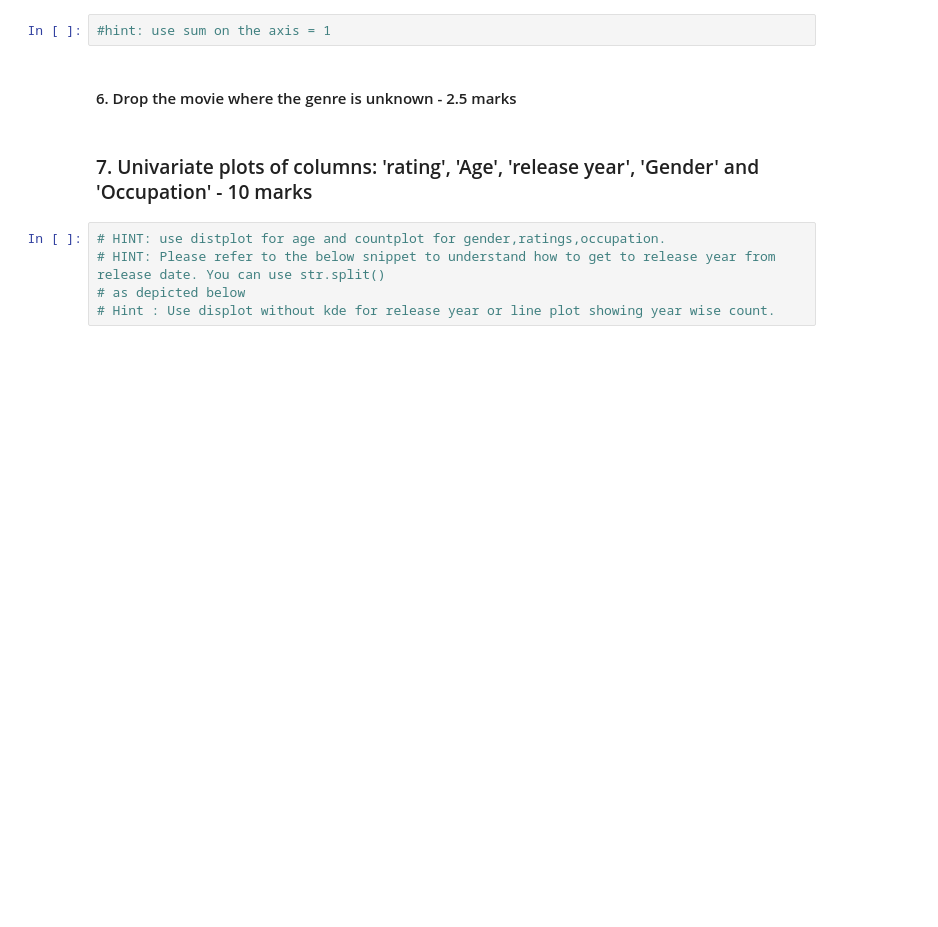
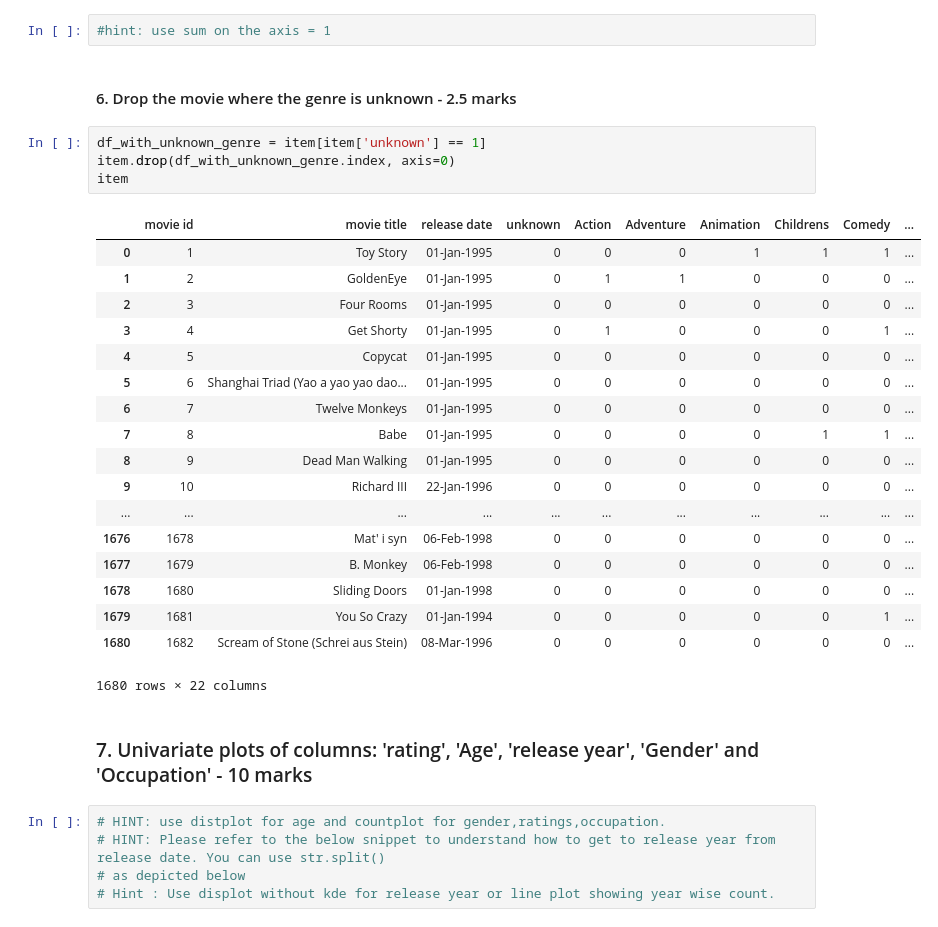
Before and after one commit to mazeeblanke/Movie-Lens, a Jupyter notebook: MovieLens Project Questions.ipynb, the cells around one changed output. Drawn from its saved outputs; the diff is of its cells as text; blank space fills up the shorter version.

Commit message:
Drop the movie where the genre is unknown

```diff
--- a/MovieLens Project Questions.ipynb
+++ b/MovieLens Project Questions.ipynb
@@ -112,6 +112,29 @@ dtype: int64
 #hint: use sum on the axis = 1
 # %% [markdown]
 #### 6. Drop the movie where the genre is unknown - 2.5 marks
+# %%
+df_with_unknown_genre = item[item['unknown'] == 1]
+item.drop(df_with_unknown_genre.index, axis=0)
+item
+# %% [output]
+|  | movie id | movie title | release date | unknown | Action | Adventure | Animation | Childrens | Comedy | ... |
+| 0 | 1 | Toy Story | 01-Jan-1995 | 0 | 0 | 0 | 1 | 1 | 1 | ... |
+| 1 | 2 | GoldenEye | 01-Jan-1995 | 0 | 1 | 1 | 0 | 0 | 0 | ... |
+| 2 | 3 | Four Rooms | 01-Jan-1995 | 0 | 0 | 0 | 0 | 0 | 0 | ... |
+| 3 | 4 | Get Shorty | 01-Jan-1995 | 0 | 1 | 0 | 0 | 0 | 1 | ... |
+| 4 | 5 | Copycat | 01-Jan-1995 | 0 | 0 | 0 | 0 | 0 | 0 | ... |
+| 5 | 6 | Shanghai Triad (Yao a yao yao dao... | 01-Jan-1995 | 0 | 0 | 0 | 0 | 0 | 0 | ... |
+| 6 | 7 | Twelve Monkeys | 01-Jan-1995 | 0 | 0 | 0 | 0 | 0 | 0 | ... |
+| 7 | 8 | Babe | 01-Jan-1995 | 0 | 0 | 0 | 0 | 1 | 1 | ... |
+| 8 | 9 | Dead Man Walking | 01-Jan-1995 | 0 | 0 | 0 | 0 | 0 | 0 | ... |
+| 9 | 10 | Richard III | 22-Jan-1996 | 0 | 0 | 0 | 0 | 0 | 0 | ... |
+| ... | ... | ... | ... | ... | ... | ... | ... | ... | ... | ... |
+| 1676 | 1678 | Mat' i syn | 06-Feb-1998 | 0 | 0 | 0 | 0 | 0 | 0 | ... |
+| 1677 | 1679 | B. Monkey | 06-Feb-1998 | 0 | 0 | 0 | 0 | 0 | 0 | ... |
+| 1678 | 1680 | Sliding Doors | 01-Jan-1998 | 0 | 0 | 0 | 0 | 0 | 0 | ... |
+| 1679 | 1681 | You So Crazy | 01-Jan-1994 | 0 | 0 | 0 | 0 | 0 | 1 | ... |
+| 1680 | 1682 | Scream of Stone (Schrei aus Stein) | 08-Mar-1996 | 0 | 0 | 0 | 0 | 0 | 0 | ... |
+1680 rows × 22 columns
 # %% [markdown]
 ### 7. Univariate plots of columns: 'rating', 'Age', 'release year', 'Gender' and 'Occupation' - 10 marks
 # %%
```
